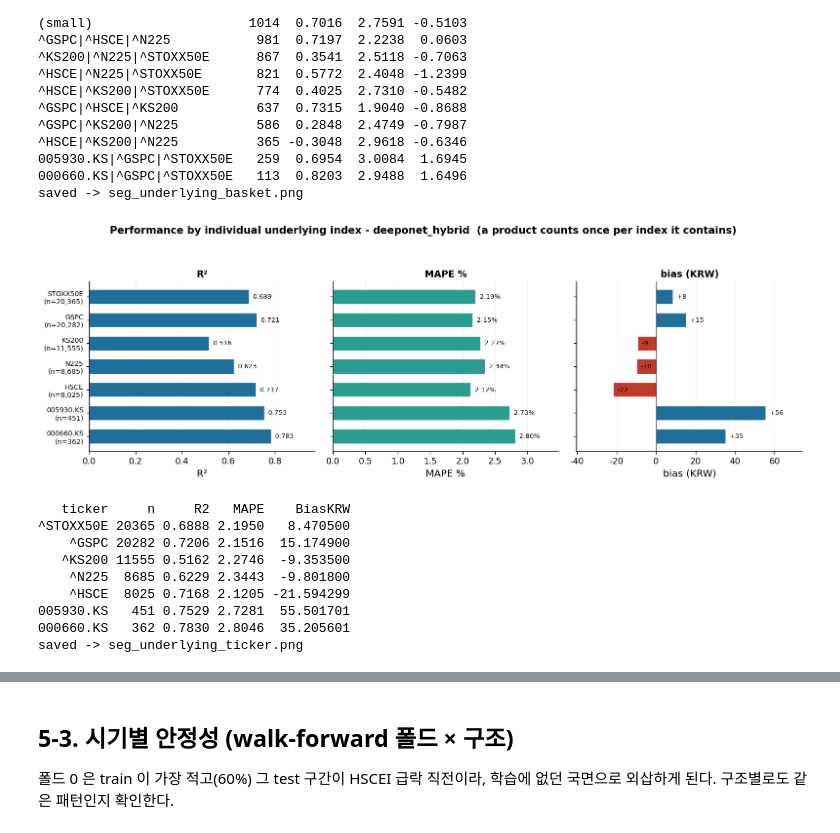
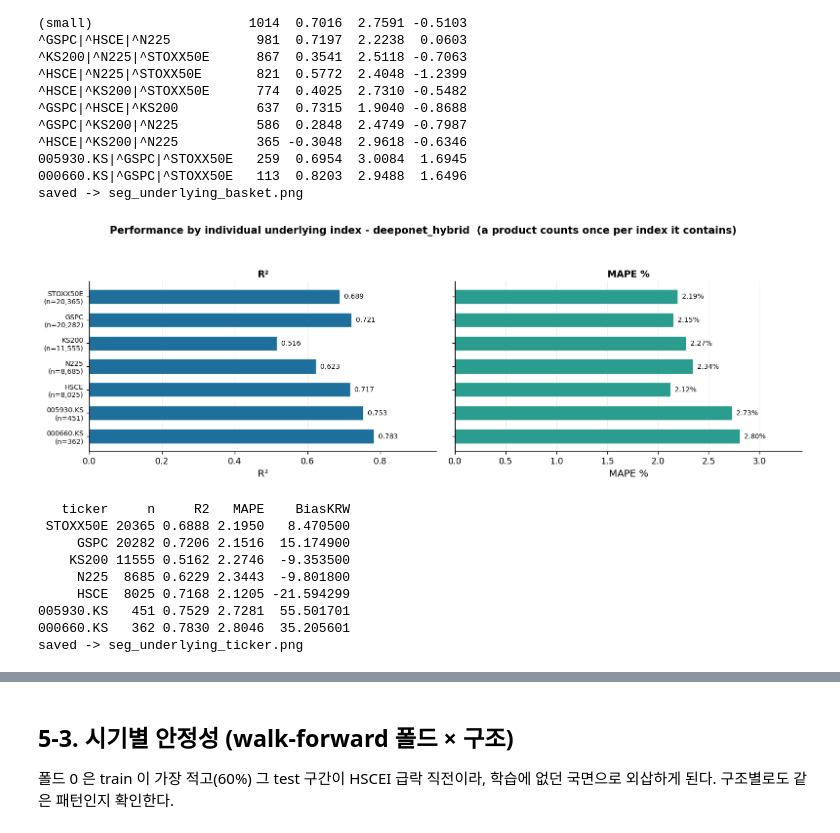
Before and after one commit to JUHWANKIM-ai/PI-DeepONet-ELS, a Jupyter notebook: 5_segment.ipynb, the cells around one changed output, grey strips where cells are left out. Cells and saved outputs as stored; diff of their text form; code cells hidden in the pictures.

```diff
--- a/5_segment.ipynb
+++ b/5_segment.ipynb
@@ -225,54 +222,51 @@ print("saved ->", fm.image("seg_underlying_basket").name)
 000660.KS|^GSPC|^STOXX50E   113  0.8203  2.9488  1.6496
 saved -> seg_underlying_basket.png
 # %%
-# 그림 5: 개별 지수 포함 여부별 성능 (한 상품이 3개 지수에 계상됨)
-def by_ticker(d, min_n=200):
-    tk = pd.unique(pd.concat([d.udl1, d.udl2, d.udl3]).dropna())
+# 그림 5: 개별 지수 포함 여부별 R² · MAPE (한 상품이 3개 지수에 계상됨)
+def by_ticker(d0, min_n=200):
+    tk = pd.unique(pd.concat([d0.udl1, d0.udl2, d0.udl3]).dropna())
     out = []
     for t in tk:
-        g = d[(d.udl1 == t) | (d.udl2 == t) | (d.udl3 == t)]
+        g = d0[(d0.udl1 == t) | (d0.udl2 == t) | (d0.udl3 == t)]
         if len(g) < min_n:
             continue
-        out.append(dict(ticker=t, n=len(g), R2=r2_score(g.y_true, g.y_pred),
+        out.append(dict(ticker=t.replace("^", ""), n=len(g), R2=r2_score(g.y_true, g.y_pred),
                         MAPE=g.ape.mean(), BiasKRW=g.err.mean() * FACE))
     return pd.DataFrame(out).sort_values("n", ascending=False).reset_index(drop=True)
 
 T = by_ticker(M[M.model == BEST])
-Tall = pd.concat({name: by_ticker(M[M.model == name]) for name in MODELS}, names=["model", "i"])
-Tall.to_csv(fm.stat("seg_underlying_ticker"))
+pd.concat({name: by_ticker(M[M.model == name]) for name in MODELS},
+          names=["model", "i"]).to_csv(fm.stat("seg_underlying_ticker"))
 
-fig, ax = plt.subplots(1, 3, figsize=(_plot.SLIDE_W, max(4.6, 0.46 * len(T))))
+fig, ax = plt.subplots(1, 2, figsize=(_plot.SLIDE_W, max(4.6, 0.5 * len(T))))
 y = np.arange(len(T))
-names = [f"{t.replace('^','')}\n(n={int(nn):,})" for t, nn in zip(T.ticker, T.n)]
-for a, col, lab, base in [(ax[0], "R2", "R²", 0.0), (ax[1], "MAPE", "MAPE %", None),
-                          (ax[2], "BiasKRW", "bias (KRW)", 0.0)]:
+YL = [f"{t}\n(n={int(nn):,})" for t, nn in zip(T.ticker, T.n)]
+for a, col, lab, cmapc in ((ax[0], "R2", "R²", None), (ax[1], "MAPE", "MAPE %", "#2a9d8f")):
     v = T[col].values
-    c = ["#c0392b" if (base is not None and x < base) else "#1f6f9c" for x in v] if base is not None else "#2a9d8f"
+    c = ["#c0392b" if x < 0 else "#1f6f9c" for x in v] if cmapc is None else cmapc
     a.barh(y, v, height=0.62, color=c, edgecolor="white", linewidth=0.5)
-    a.set_yticks(y); a.set_yticklabels(names if a is ax[0] else [], fontsize=8.5)
-    a.invert_yaxis()
-    if base is not None:
-        a.axvline(0, color="#444", lw=0.8)
-    fmt = "{:.3f}" if col == "R2" else ("{:.2f}%" if col == "MAPE" else "{:+.0f}")
+    a.set_yticks(y); a.set_yticklabels(YL if a is ax[0] else [], fontsize=8.5)
+    a.invert_yaxis(); a.axvline(0, color="#444", lw=0.8)
+    fmt = "  {:.3f}" if col == "R2" else "  {:.2f}%"
     for i, x in enumerate(v):
-        a.text(x, i, "  " + fmt.format(x), va="center", fontsize=8)
+        a.text(x, i, fmt.format(x), va="center", fontsize=8.5)
     a.set_xlabel(lab); a.set_title(lab, fontsize=11.5)
-    a.grid(axis="x", color="#dddddd", lw=0.5, alpha=0.6); a.margins(x=0.24)
+    a.grid(axis="x", color="#dddddd", lw=0.5, alpha=0.6); a.margins(x=0.22)
 fig.suptitle(f"Performance by individual underlying index - {BEST}"
              "  (a product counts once per index it contains)", fontsize=12.5, fontweight="bold")
 fig.tight_layout(rect=(0, 0, 1, 0.94))
-fig.savefig(fm.image("seg_underlying_ticker"))
+fig.savefig(fm.image("seg_underlying_ticker"), dpi=400, bbox_inches="tight", transparent=True)
 plt.show()
 print(T.round(4).to_string(index=False))
 print("saved ->", fm.image("seg_underlying_ticker").name)
 # %% [output]
-[figure, old version]
+[figure, new version]
    ticker     n     R2   MAPE    BiasKRW
-^STOXX50E 20365 0.6888 2.1950   8.470500
-    ^GSPC 20282 0.7206 2.1516  15.174900
-   ^KS200 11555 0.5162 2.2746  -9.353500
-    ^N225  8685 0.6229 2.3443  -9.801800
-    ^HSCE  8025 0.7168 2.1205 -21.594299
+ STOXX50E 20365 0.6888 2.1950   8.470500
+     GSPC 20282 0.7206 2.1516  15.174900
+    KS200 11555 0.5162 2.2746  -9.353500
+     N225  8685 0.6229 2.3443  -9.801800
+     HSCE  8025 0.7168 2.1205 -21.594299
 005930.KS   451 0.7529 2.7281  55.501701
 000660.KS   362 0.7830 2.8046  35.205601
 saved -> seg_underlying_ticker.png
```
Also changed, not shown: parts of 12 cells of this notebook.
